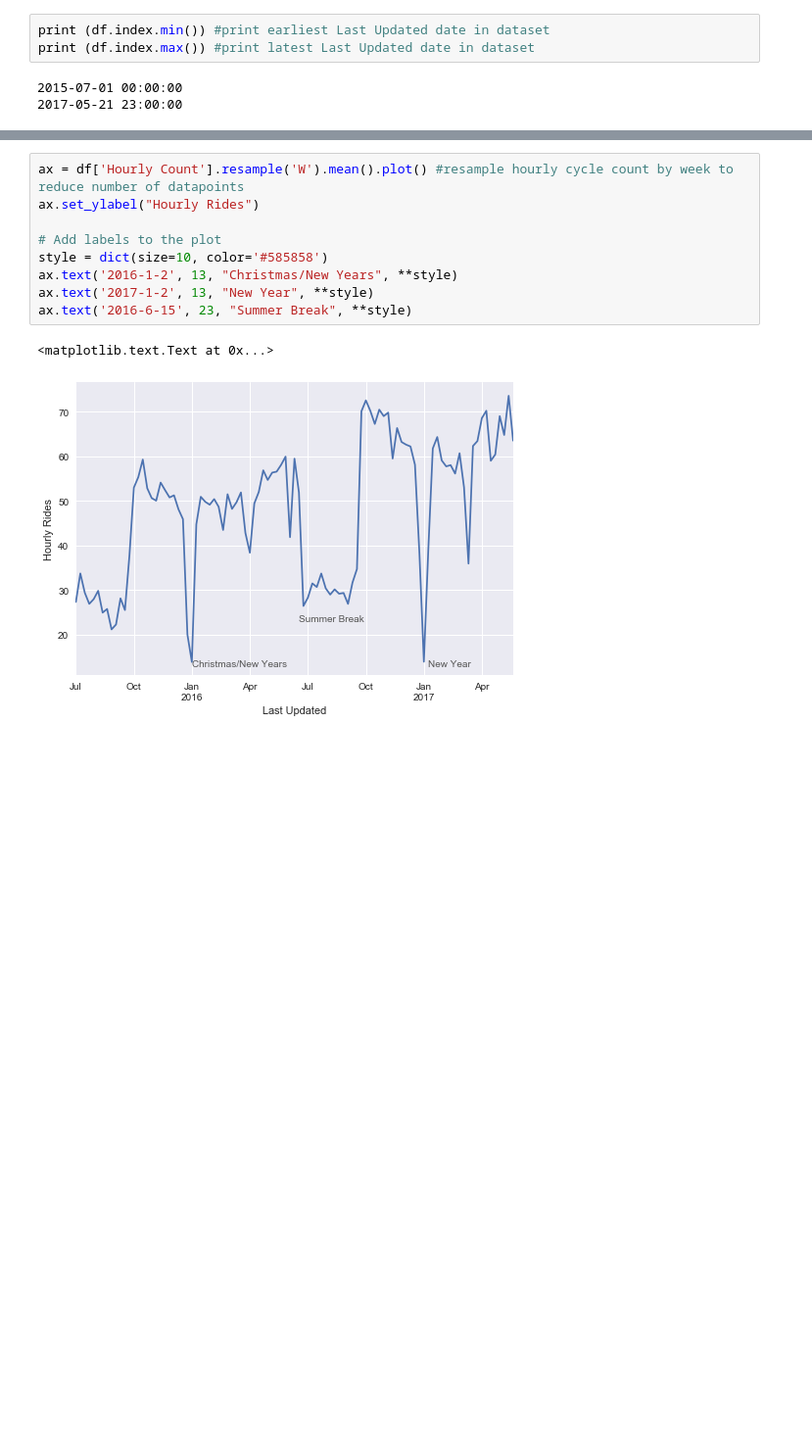
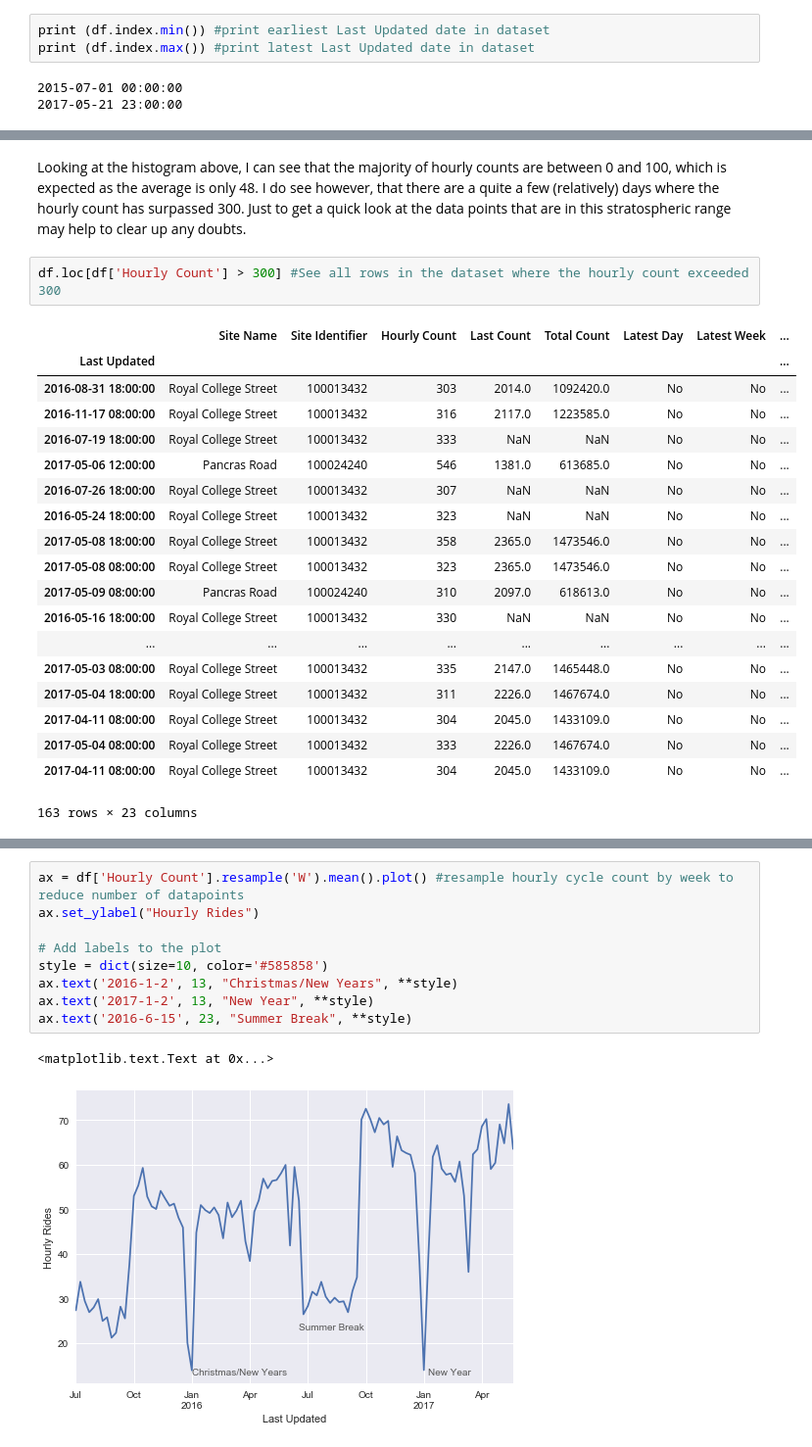
Before and after one commit to sidshekhar/CamdenCycleAnalysis, a Jupyter notebook: Camden Cycling Analysis.ipynb, the cells around one changed output, grey strips where cells are left out. Shown at 98% size. Cells and saved outputs as stored; diff of their text form; blank space fills up the shorter version.

```diff
--- a/Camden Cycling Analysis.ipynb
+++ b/Camden Cycling Analysis.ipynb
@@ -67,0 +84,24 @@ print (df.index.max()) #print latest Last Updated date in dataset
+# %% [markdown]
+Looking at the histogram above, I can see that the majority of hourly counts are between 0 and 100, which is expected as the average is only 48. I do see however, that there are a quite a few (relatively) days where the hourly count has surpassed 300. Just to get a quick look at the data points that are in this stratospheric range may help to clear up any doubts.
+# %%
+df.loc[df['Hourly Count'] > 300] #See all rows in the dataset where the hourly count exceeded 300
+# %% [output]
+|  | Site Name | Site Identifier | Hourly Count | Last Count | Total Count | Latest Day | Latest Week | ... |
+| Last Updated |  |  |  |  |  |  |  | ... |
+| 2016-08-31 18:00:00 | Royal College Street | 100013432 | 303 | 2014.0 | 1092420.0 | No | No | ... |
+| 2016-11-17 08:00:00 | Royal College Street | 100013432 | 316 | 2117.0 | 1223585.0 | No | No | ... |
+| 2016-07-19 18:00:00 | Royal College Street | 100013432 | 333 | NaN | NaN | No | No | ... |
+| 2017-05-06 12:00:00 | Pancras Road | 100024240 | 546 | 1381.0 | 613685.0 | No | No | ... |
+| 2016-07-26 18:00:00 | Royal College Street | 100013432 | 307 | NaN | NaN | No | No | ... |
+| 2016-05-24 18:00:00 | Royal College Street | 100013432 | 323 | NaN | NaN | No | No | ... |
+| 2017-05-08 18:00:00 | Royal College Street | 100013432 | 358 | 2365.0 | 1473546.0 | No | No | ... |
+| 2017-05-08 08:00:00 | Royal College Street | 100013432 | 323 | 2365.0 | 1473546.0 | No | No | ... |
+| 2017-05-09 08:00:00 | Pancras Road | 100024240 | 310 | 2097.0 | 618613.0 | No | No | ... |
+| 2016-05-16 18:00:00 | Royal College Street | 100013432 | 330 | NaN | NaN | No | No | ... |
+| ... | ... | ... | ... | ... | ... | ... | ... | ... |
+| 2017-05-03 08:00:00 | Royal College Street | 100013432 | 335 | 2147.0 | 1465448.0 | No | No | ... |
+| 2017-05-04 18:00:00 | Royal College Street | 100013432 | 311 | 2226.0 | 1467674.0 | No | No | ... |
+| 2017-04-11 08:00:00 | Royal College Street | 100013432 | 304 | 2045.0 | 1433109.0 | No | No | ... |
+| 2017-05-04 08:00:00 | Royal College Street | 100013432 | 333 | 2226.0 | 1467674.0 | No | No | ... |
+| 2017-04-11 08:00:00 | Royal College Street | 100013432 | 304 | 2045.0 | 1433109.0 | No | No | ... |
+163 rows × 23 columns
```
Also changed, not shown: parts of 9 cells of this notebook.
